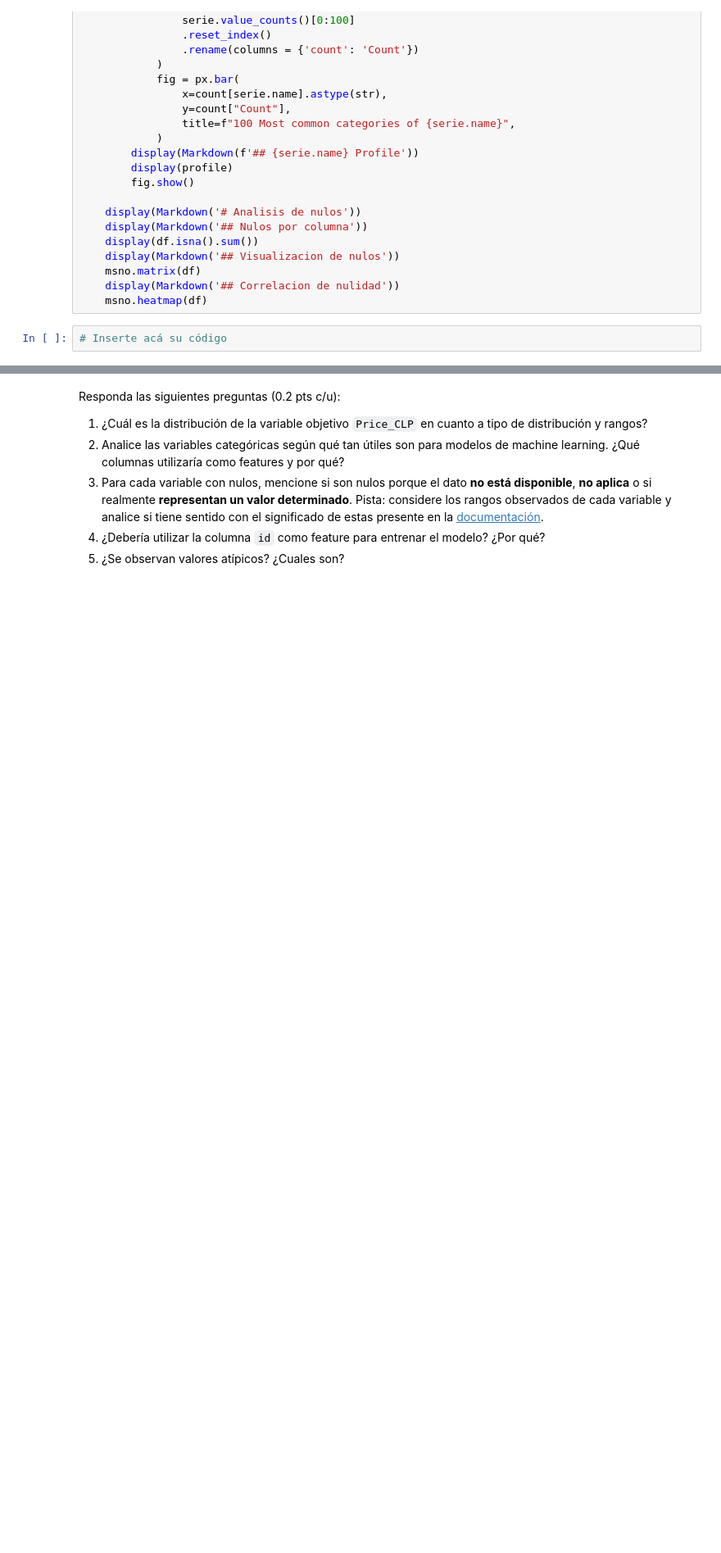
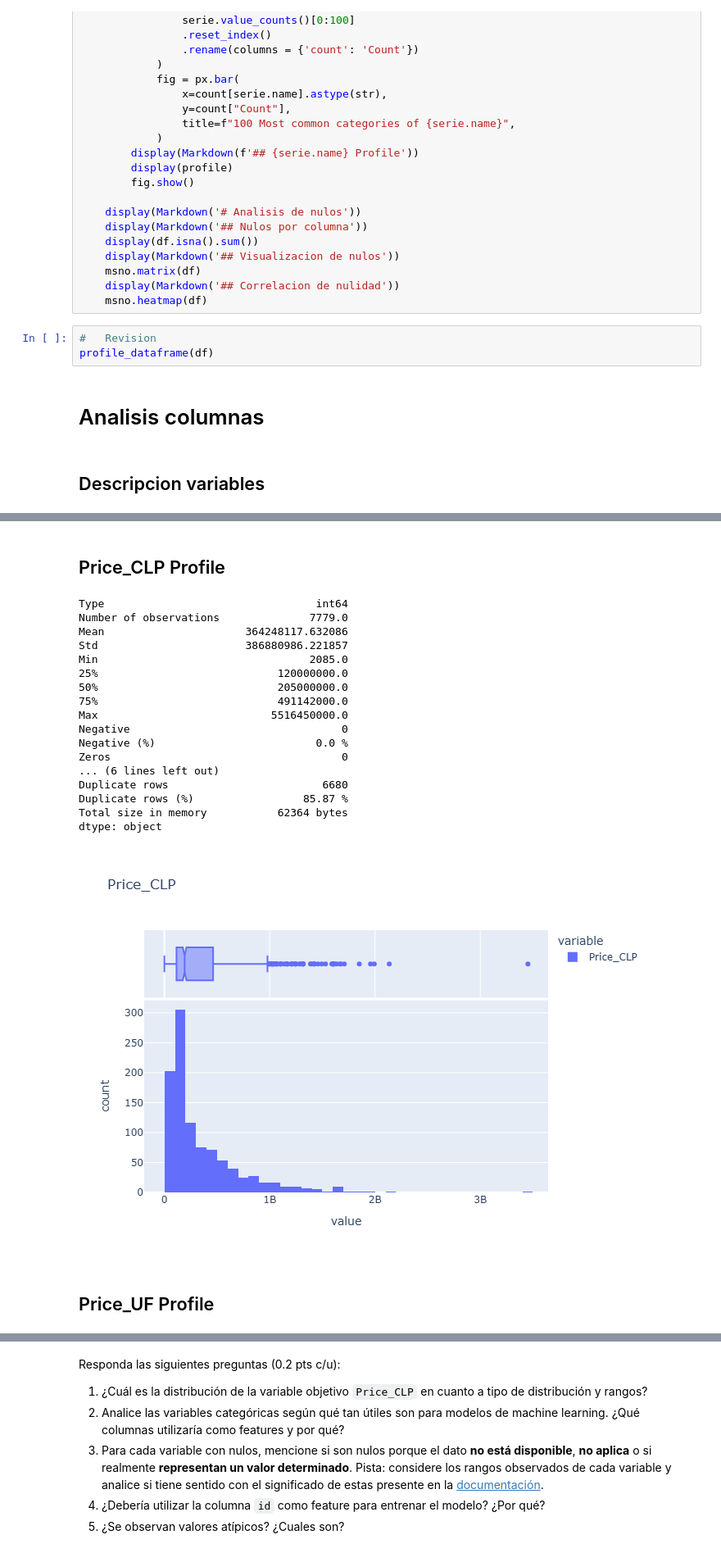
Before and after one commit to FeLiJaNdRo/MDS7202-Labs, a Jupyter notebook: labs/lab_6/Lab6_Enunciado.ipynb, the cells around one changed output, grey strips where cells are left out. Shown at 82% size. Drawn from its saved outputs; the diff is of its cells as text; blank space fills up the shorter version.

```diff
--- a/labs/lab_6/Lab6_Enunciado.ipynb
+++ b/labs/lab_6/Lab6_Enunciado.ipynb
@@ -157,4 +159,8 @@ def profile_dataframe(df, n_samples=1000, random_state=42):
     display(Markdown('## Correlacion de nulidad'))
     msno.heatmap(df)
 # %%
-# Inserte acá su código
+#   Revision
+profile_dataframe(df)
+# %% [output]
+# Analisis columnas
+## Descripcion variables
@@ -160,0 +176,20 @@ def profile_dataframe(df, n_samples=1000, random_state=42):
+## Price_CLP Profile
+Type                                 int64
+Number of observations              7779.0
+Mean                      364248117.632086
+Std                       386880986.221857
+Min                                 2085.0
+25%                            120000000.0
+50%                            205000000.0
+75%                            491142000.0
+Max                           5516450000.0
+Negative                                 0
+Negative (%)                         0.0 %
+Zeros                                    0
+... (6 lines left out)
+Duplicate rows                        6680
+Duplicate rows (%)                 85.87 %
+Total size in memory           62364 bytes
+dtype: object
+[figure, added]
+## Price_UF Profile
```
Also changed, not shown: parts of 15 cells of this notebook.
